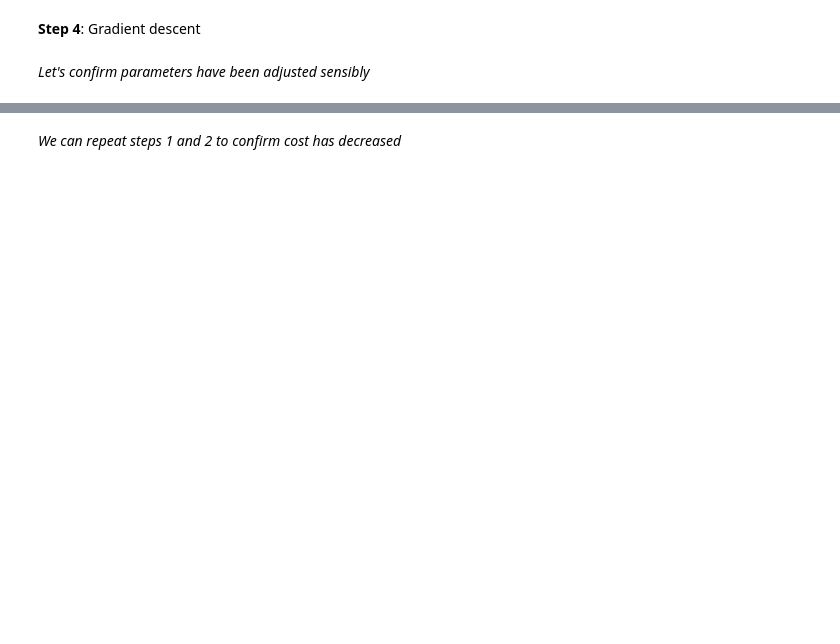
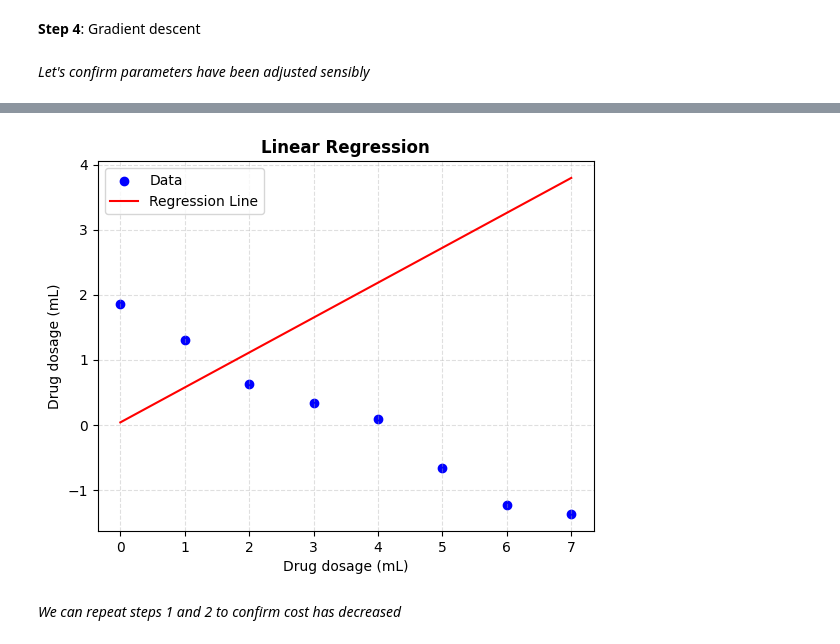
Before and after one commit to mharis-ai/ml-ai-learning-journey, a Jupyter notebook: phase03-mathematics-for-machine-learning/course04-calculus-for-machine-learning/calculus-i-limits-and-derivatives/segment03-automatic-differentiation.ipynb, the cells around one changed output, grey strips where cells are left out. Saved outputs shown, nothing was run; the diff lists cells and outputs as text; code cells hidden in the pictures; blank space fills up the shorter version.

```diff
--- a/phase03-mathematics-for-machine-learning/course04-calculus-for-machine-learning/calculus-i-limits-and-derivatives/segment03-automatic-differentiation.ipynb
+++ b/phase03-mathematics-for-machine-learning/course04-calculus-for-machine-learning/calculus-i-limits-and-derivatives/segment03-automatic-differentiation.ipynb
@@ -144,5 +186,7 @@ b
 # %%
-regression_plot(x, y, m, b)
+plt.show(regression_plot(x,y,m,b))
+# %% [output]
+[figure, added]
 # %% [markdown]
 *We can repeat steps 1 and 2 to confirm cost has decreased*
 # %%
```
Also changed, not shown: parts of 25 cells of this notebook, 5 other files.
